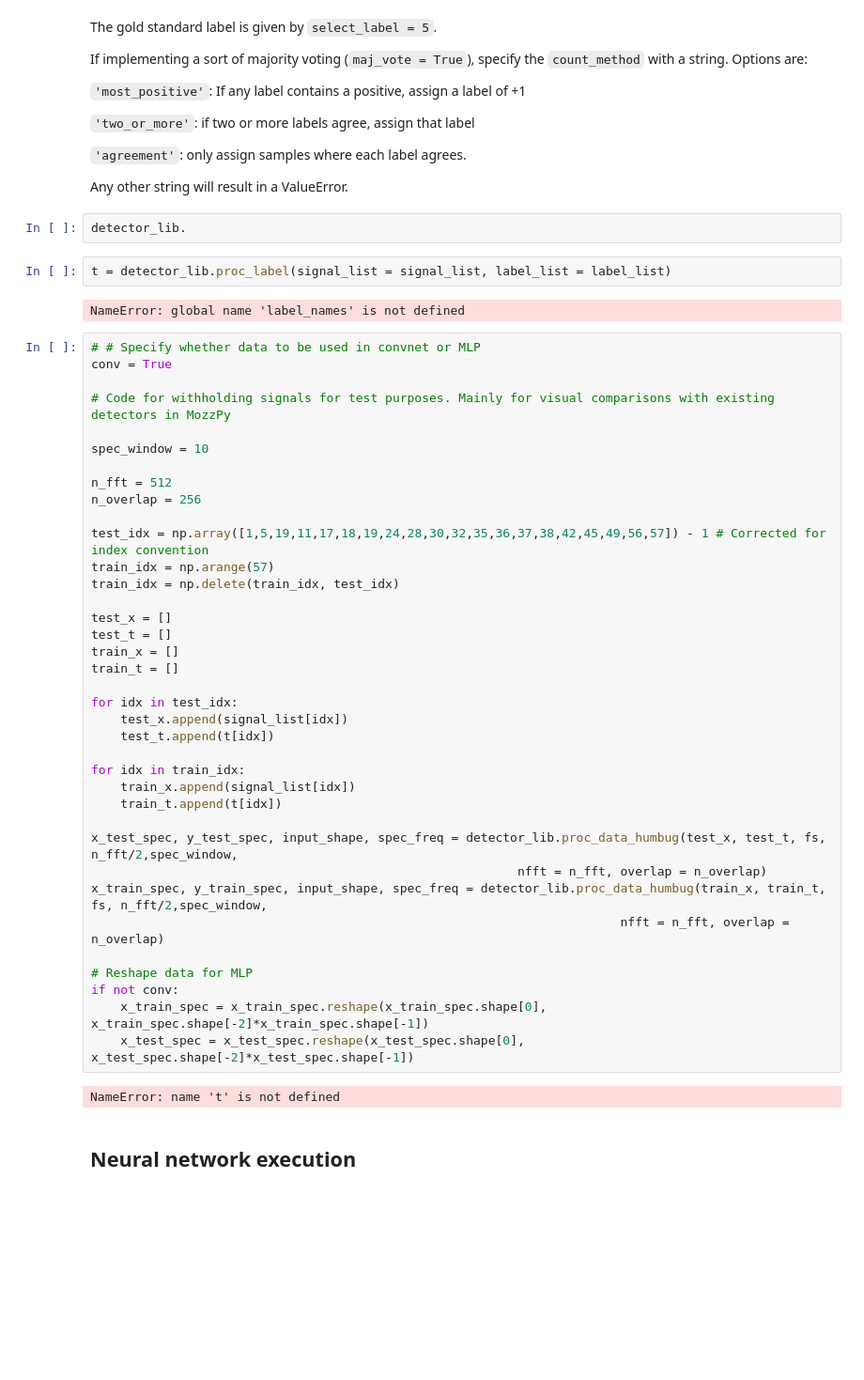
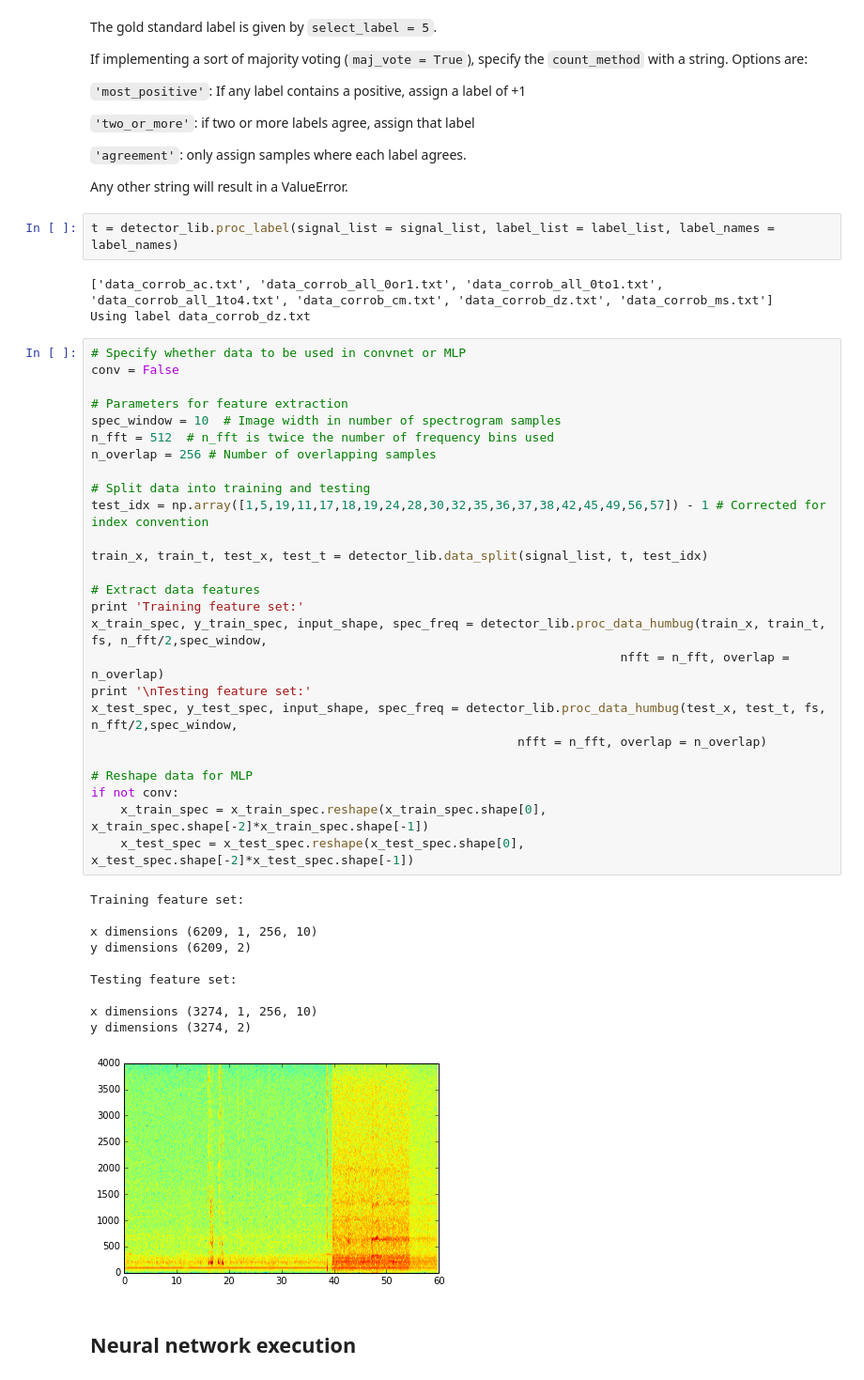
Before and after one commit to ikiskin/ECMLDeepAudio, a Jupyter notebook: proc_data_ECML.ipynb, the cells around one changed output. Shown at 94% size. Cells and saved outputs as stored; diff of their text form; blank space fills up the shorter version.

```diff
--- a/proc_data_ECML.ipynb
+++ b/proc_data_ECML.ipynb
@@ -95,51 +80,48 @@ If implementing a sort of majority voting (`maj_vote = True`), specify the `coun
 `'agreement'`: only assign samples where each label agrees.
 
 Any other string will result in a ValueError.
-# %%
-detector_lib.
 # %%
-t = detector_lib.proc_label(signal_list = signal_list, label_list = label_list)
+t = detector_lib.proc_label(signal_list = signal_list, label_list = label_list, label_names = label_names)
 # %% [output]
-NameError: global name 'label_names' is not defined
+['data_corrob_ac.txt', 'data_corrob_all_0or1.txt', 'data_corrob_all_0to1.txt', 'data_corrob_all_1to4.txt', 'data_corrob_cm.txt', 'data_corrob_dz.txt', 'data_corrob_ms.txt']
+Using label data_corrob_dz.txt
 # %%
-# # Specify whether data to be used in convnet or MLP
-conv = True
+# Specify whether data to be used in convnet or MLP
+conv = False
 
-# Code for withholding signals for test purposes. Mainly for visual comparisons with existing detectors in MozzPy
+# Parameters for feature extraction
+spec_window = 10  # Image width in number of spectrogram samples
+n_fft = 512  # n_fft is twice the number of frequency bins used
+n_overlap = 256 # Number of overlapping samples
 
-spec_window = 10
+# Split data into training and testing
+test_idx = np.array([1,5,19,11,17,18,19,24,28,30,32,35,36,37,38,42,45,49,56,57]) - 1 # Corrected for index convention
 
-n_fft = 512
-n_overlap = 256
+train_x, train_t, test_x, test_t = detector_lib.data_split(signal_list, t, test_idx)
 
-test_idx = np.array([1,5,19,11,17,18,19,24,28,30,32,35,36,37,38,42,45,49,56,57]) - 1 # Corrected for index convention
-train_idx = np.arange(57)
-train_idx = np.delete(train_idx, test_idx)
-
-test_x = []
-test_t = []
-train_x = []
-train_t = []
-
-for idx in test_idx:
-    test_x.append(signal_list[idx])
-    test_t.append(t[idx])
-
-for idx in train_idx:
-    train_x.append(signal_list[idx])
-    train_t.append(t[idx])
-
+# Extract data features
+print 'Training feature set:'
+x_train_spec, y_train_spec, input_shape, spec_freq = detector_lib.proc_data_humbug(train_x, train_t, fs, n_fft/2,spec_window,
+                                                                        nfft = n_fft, overlap = n_overlap)
+print '\nTesting feature set:'
 x_test_spec, y_test_spec, input_shape, spec_freq = detector_lib.proc_data_humbug(test_x, test_t, fs, n_fft/2,spec_window,
                                                           nfft = n_fft, overlap = n_overlap)
-x_train_spec, y_train_spec, input_shape, spec_freq = detector_lib.proc_data_humbug(train_x, train_t, fs, n_fft/2,spec_window,
-                                                                        nfft = n_fft, overlap = n_overlap)
 
 # Reshape data for MLP
 if not conv:
     x_train_spec = x_train_spec.reshape(x_train_spec.shape[0], x_train_spec.shape[-2]*x_train_spec.shape[-1])
     x_test_spec = x_test_spec.reshape(x_test_spec.shape[0], x_test_spec.shape[-2]*x_test_spec.shape[-1])
 # %% [output]
-NameError: name 't' is not defined
+Training feature set:
+
+x dimensions (6209, 1, 256, 10)
+y dimensions (6209, 2)
+
+Testing feature set:
+
+x dimensions (3274, 1, 256, 10)
+y dimensions (3274, 2)
+[figure, added]
 # %% [markdown]
 ## Neural network execution
 # %% [markdown]
```
Also changed, not shown: parts of 18 cells of this notebook, 2 other files.
